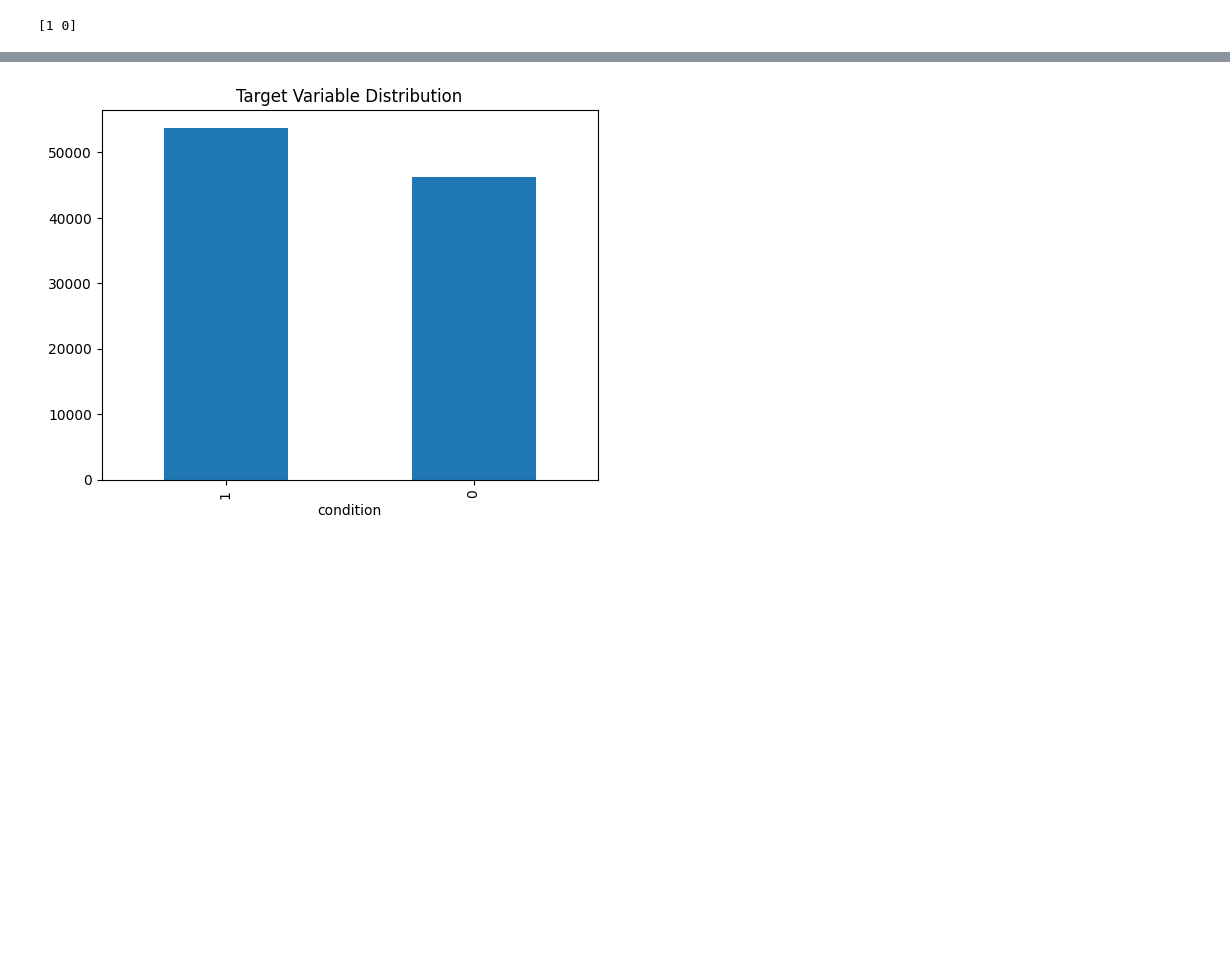
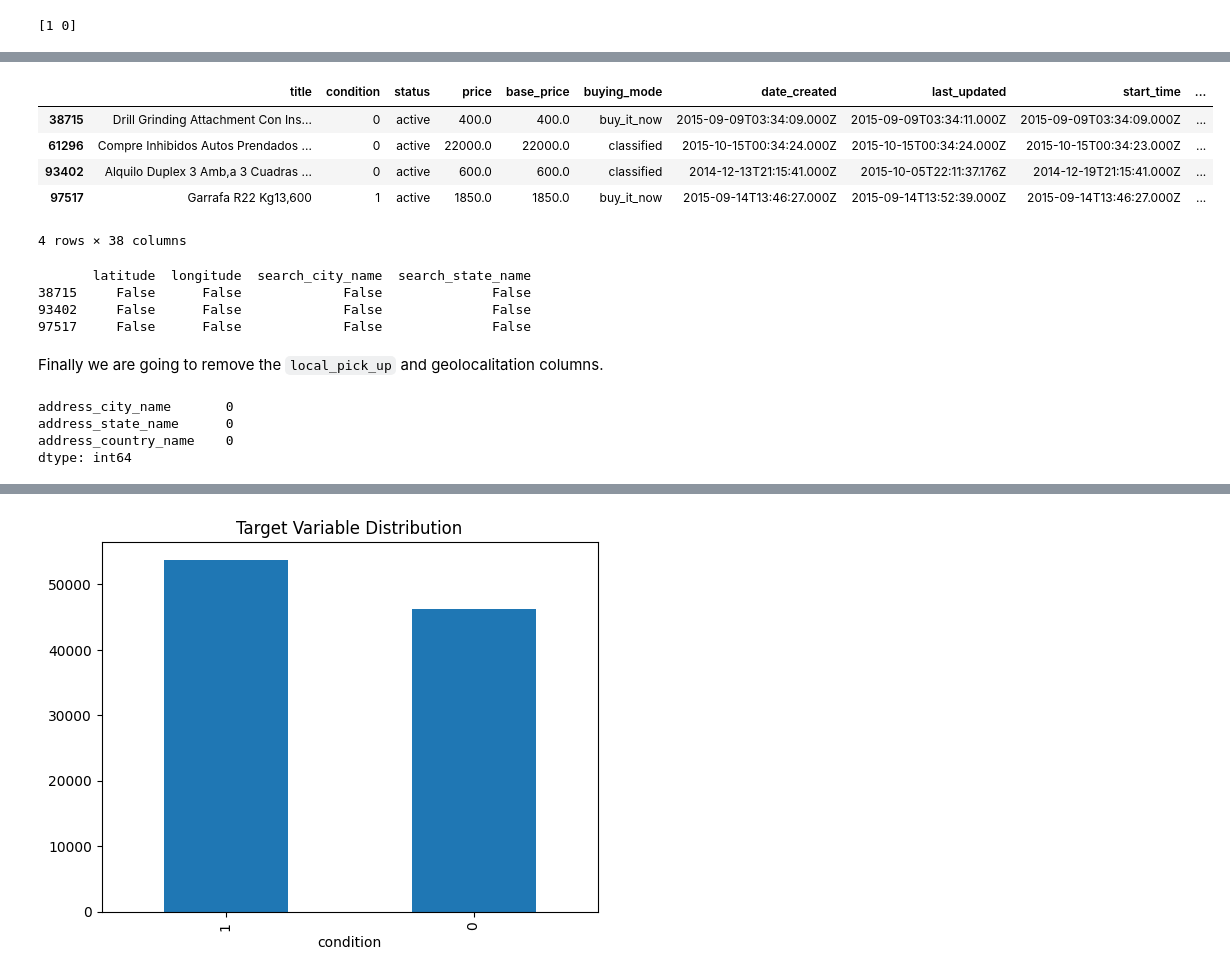
Before and after one commit to ntlg72/ml_exercise, a Jupyter notebook: 1.0-nlg-EDA.ipynb, the cells around one changed output, grey strips where cells are left out. Drawn from its saved outputs; the diff is of its cells as text; code cells hidden in the pictures; blank space fills up the shorter version.

```diff
--- a/1.0-nlg-EDA.ipynb
+++ b/1.0-nlg-EDA.ipynb
@@ -285,4 +285,4 @@ def drop_id_columns(df):
     return df.loc[:, ~df.columns.str.contains('id', case=False)]
 
 # Drop columns with 'id' in the name
-df_clean = drop_id_columns(df)
+df_cleaned = drop_id_columns(df)
@@ -289,2 +291,4 @@ df_clean = drop_id_columns(df)
+# %%
+df_cleaned.drop(["secure_thumbnail", "thumbnail", "permalink"], axis=1, inplace=True)
 # %% [markdown]
 ### 3. **Handle missing values**
@@ -323,0 +306,12 @@ df = pd.get_dummies(df, columns=categorical_cols, drop_first=True)
+# %%
+# Define threshold
+threshold = 0.33  # 33%
+
+# Calculate null percentage
+null_percentage = df_cleaned.isnull().mean()
+
+# Drop columns exceeding threshold
+columns_to_drop = null_percentage[null_percentage > threshold].index
+df_cleaned = df_cleaned.drop(columns=columns_to_drop)
+
+print(f"Columns dropped: {list(columns_to_drop)}")
@@ -323,0 +362,33 @@ df = pd.get_dummies(df, columns=categorical_cols, drop_first=True)
+# %%
+# Filter rows with nulls in address_* columns
+missing_address = df_cleaned[
+    df_cleaned["address_city_name"].isnull() |
+    df_cleaned["address_state_name"].isnull() |
+    df_cleaned["address_country_name"].isnull()
+]
+
+missing_address
+# %% [output]
+|  | title | condition | status | price | base_price | buying_mode | date_created | last_updated | start_time | ... |
+| 38715 | Drill Grinding Attachment Con Ins... | 0 | active | 400.0 | 400.0 | buy_it_now | 2015-09-09T03:34:09.000Z | 2015-09-09T03:34:11.000Z | 2015-09-09T03:34:09.000Z | ... |
+| 61296 | Compre Inhibidos Autos Prendados ... | 0 | active | 22000.0 | 22000.0 | classified | 2015-10-15T00:34:24.000Z | 2015-10-15T00:34:24.000Z | 2015-10-15T00:34:23.000Z | ... |
+| 93402 | Alquilo Duplex 3 Amb,a 3 Cuadras ... | 0 | active | 600.0 | 600.0 | classified | 2014-12-13T21:15:41.000Z | 2015-10-05T22:11:37.176Z | 2014-12-19T21:15:41.000Z | ... |
+| 97517 | Garrafa R22 Kg13,600 | 1 | active | 1850.0 | 1850.0 | buy_it_now | 2015-09-14T13:46:27.000Z | 2015-09-14T13:52:39.000Z | 2015-09-14T13:46:27.000Z | ... |
+4 rows × 38 columns
+# %%
+# List of indices to check
+indices_to_check = [38715, 93402, 97517]
+
+# Filter DataFrame for these indices
+filtered_df = df.loc[indices_to_check, ["latitude", "longitude","search_city_name", "search_state_name"]]
+
+# Check for non-null values
+non_null_check = filtered_df.notnull()
+
+# Display results
+print(non_null_check)
+# %% [output]
+       latitude  longitude  search_city_name  search_state_name
+38715     False      False             False              False
+93402     False      False             False              False
+97517     False      False             False              False
@@ -323,0 +400,2 @@ df = pd.get_dummies(df, columns=categorical_cols, drop_first=True)
+# %% [markdown]
+Finally we are going to remove the `local_pick_up` and geolocalitation columns.
@@ -323,0 +405,7 @@ df = pd.get_dummies(df, columns=categorical_cols, drop_first=True)
+# %%
+print(df_cleaned[["address_city_name", "address_state_name", "address_country_name"]].isnull().sum())
+# %% [output]
+address_city_name       0
+address_state_name      0
+address_country_name    0
+dtype: int64
```
Also changed, not shown: parts of 48 cells of this notebook, 2 other files.
